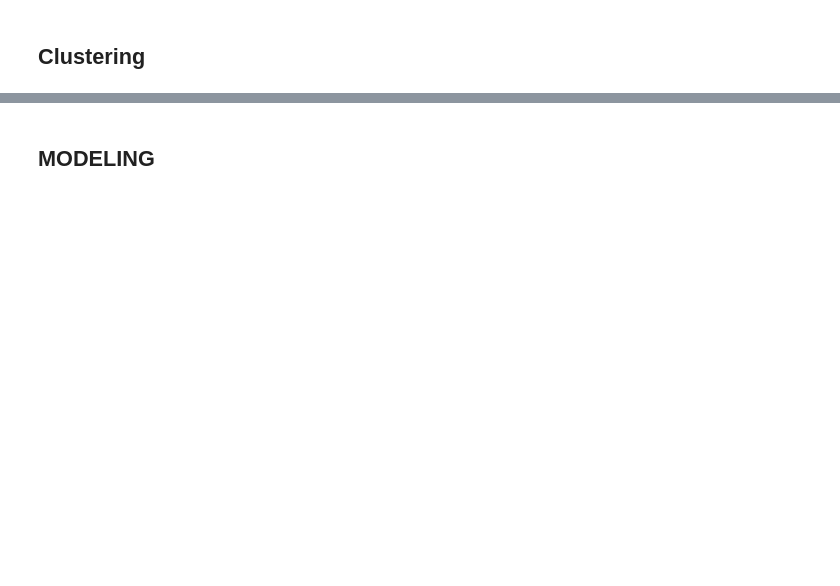
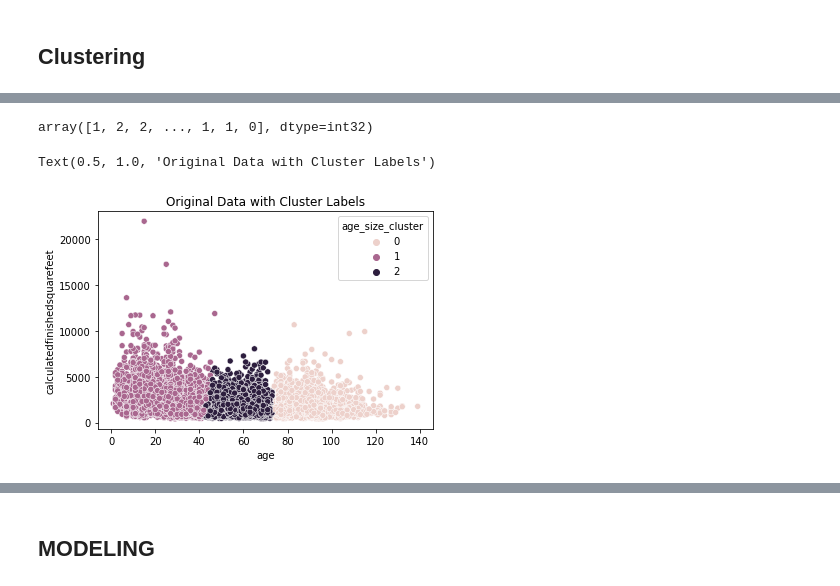
Before and after one commit to rachelrobbinsmayhill/clustering_project, a Jupyter notebook: work_clustering.ipynb, the cells around one changed output, grey strips where cells are left out. Cells and saved outputs as stored; diff of their text form; code cells hidden in the pictures; blank space fills up the shorter version.

Commit message:
Added Clustering

```diff
--- a/work_clustering.ipynb
+++ b/work_clustering.ipynb
@@ -732,24 +707,13 @@ plt.show()
 # %% [markdown]
 ## Scale the Data
 # %%
-# the variables that still need scaling
-scaled_vars = ['age', 'calculatedfinishedsquarefeet', 'lotsizesquarefeet', 'total_rooms', 'bathroomcnt', 'bedroomcnt']
+#Exploring one version of clustering - scaling only applied to train for now until we determine it is useful
+cluster_vars = ['age', 'calculatedfinishedsquarefeet']
+cluster_name = 'age_size_cluster'
 
-# create new column names for the scaled variables by adding 'scaled_' to the beginning of each variable name
-scaled_column_names = ['scaled_' + i for i in scaled_vars]
+scaler = sklearn.preprocessing.MinMaxScaler()
+# Note that we only call .fit with the training data,
+# but we use .transform to apply the scaling to all the data splits.
+scaler.fit(X_train[cluster_vars])
 
-# select the X partitions: [X_train, X_validate, X_test]
-X = partitions[1:4]
-
-# fit the minmaxscaler to X_train
-X_train = X[0]
-scaler = MinMaxScaler(copy=True).fit(X_train[scaled_vars])
-
-
-def scale_and_concat(df):
-    scaled_array = scaler.transform(df[scaled_vars])
-    scaled_df = pd.DataFrame(scaled_array, columns=scaled_column_names, index=df.index.values)
-    return pd.concat((df, scaled_df), axis=1)
-
-for i in range(len(X)):
-    X[i] = scale_and_concat(X[i])
+X_train_scaled = scaler.transform(X_train[cluster_vars])
@@ -853,6 +724,8 @@ find_k(X[0], cluster_vars, k_range)
 # %%
-# create clusters
-k = 6
-# as reminders:
-cluster_vars = [['age', 'calculatedfinishedsquarefeet', 'lotsizesquarefeet', 'total_rooms', 'bathroomcnt', 'bedroomcnt']]
-cluster_name = 'age_size_cluster'
+# Like our other scikit-learn models, we'll create the instance of the k-means class, then fit it to our data. Once we've done that, we can use the object to make predictions.
+kmeans = KMeans(n_clusters=3)
+kmeans.fit(X_train_scaled)
+
+kmeans.predict(X_train_scaled)
+# %% [output]
+array([1, 2, 2, ..., 1, 1, 0], dtype=int32)
@@ -869,2 +731,0 @@ def create_clusters(X_train, k, cluster_vars):
-# %%
-kmeans = create_clusters(X[0], k, cluster_vars)
@@ -904,0 +732,9 @@ pd.DataFrame(X[0].groupby(['area_cluster', 'centroid_scaled_latitude', 'centroid
+# %%
+#The numbers output here are the groups that our K-means algorithm predicted each row to be in. Let's go ahead and store the predicted cluster back into our original dataframe.
+train['age_size_cluster'] = kmeans.predict(X_train_scaled)
+# %%
+sns.scatterplot(x='age', y='calculatedfinishedsquarefeet', hue='age_size_cluster', data=train)
+plt.title('Original Data with Cluster Labels')
+# %% [output]
+Text(0.5, 1.0, 'Original Data with Cluster Labels')
+[figure, added]
```
Also changed, not shown: parts of 49 cells of this notebook.
